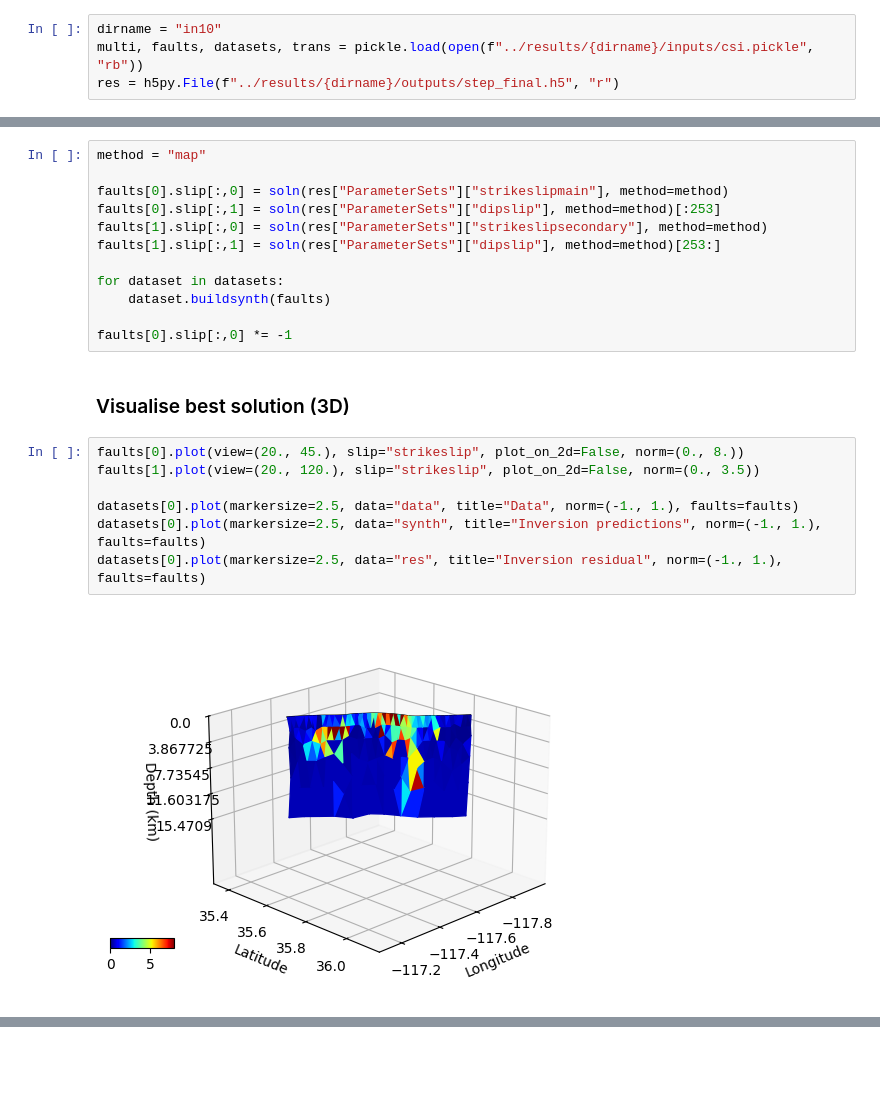
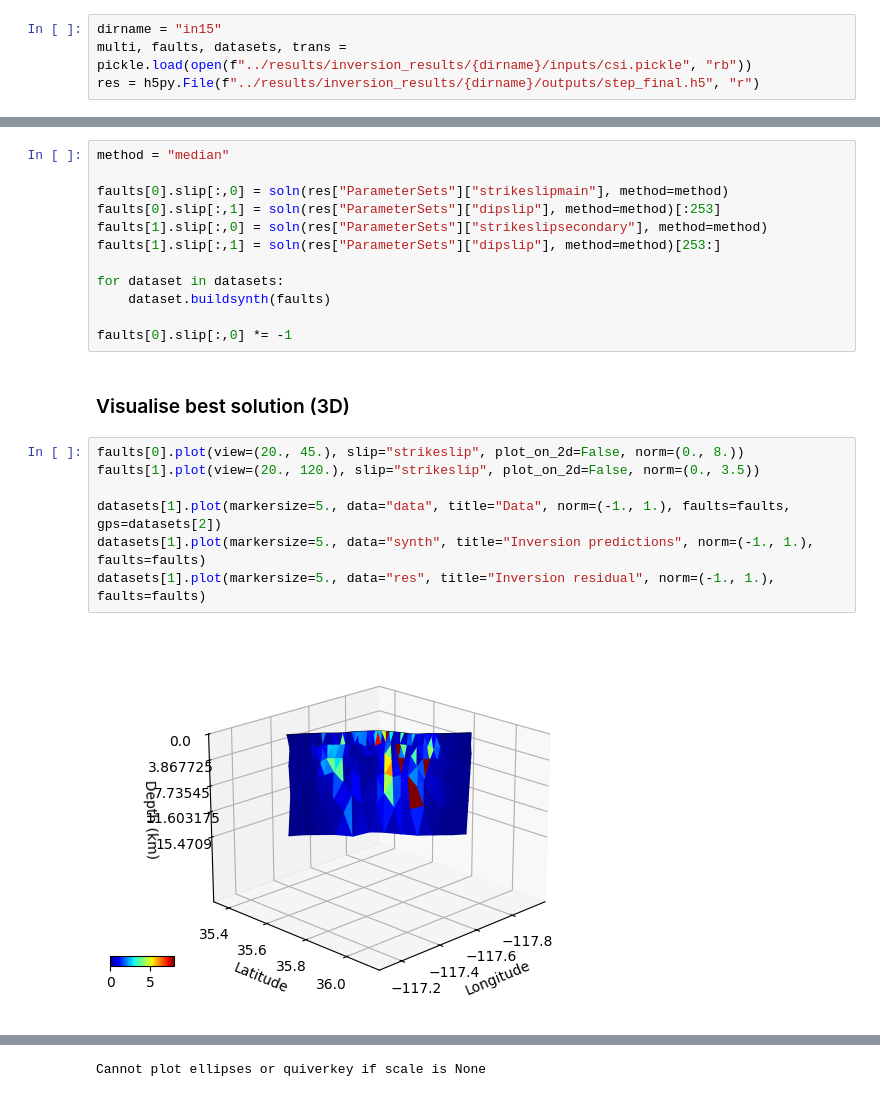
Before and after one commit to tfhinton/Ridgecrest-2019, a Jupyter notebook: scripts/visualise_altar_results.ipynb, the cells around one changed output, grey strips where cells are left out. Saved outputs shown, nothing was run; the diff lists cells and outputs as text; blank space fills up the shorter version.

```diff
--- a/scripts/visualise_altar_results.ipynb
+++ b/scripts/visualise_altar_results.ipynb
@@ -11,9 +11,9 @@ import pickle
 from prep_files_for_altar import main
 import h5py
 # %%
-dirname = "in10"
-multi, faults, datasets, trans = pickle.load(open(f"../results/{dirname}/inputs/csi.pickle", "rb"))
-res = h5py.File(f"../results/{dirname}/outputs/step_final.h5", "r")
+dirname = "in15"
+multi, faults, datasets, trans = pickle.load(open(f"../results/inversion_results/{dirname}/inputs/csi.pickle", "rb"))
+res = h5py.File(f"../results/inversion_results/{dirname}/outputs/step_final.h5", "r")
 # %% [markdown]
 ### Random sample of posterior PDFs
 # %%
@@ -43,7 +83,7 @@ def soln(pset, method="median"):
             maps[p] = map
         return maps
 # %%
-method = "map"
+method = "median"
 
 faults[0].slip[:,0] = soln(res["ParameterSets"]["strikeslipmain"], method=method)
 faults[0].slip[:,1] = soln(res["ParameterSets"]["dipslip"], method=method)[:253]
@@ -59,9 +99,9 @@ faults[0].slip[:,0] *= -1
 # %%
 faults[0].plot(view=(20., 45.), slip="strikeslip", plot_on_2d=False, norm=(0., 8.))
 faults[1].plot(view=(20., 120.), slip="strikeslip", plot_on_2d=False, norm=(0., 3.5))
 
-datasets[0].plot(markersize=2.5, data="data", title="Data", norm=(-1., 1.), faults=faults)
-datasets[0].plot(markersize=2.5, data="synth", title="Inversion predictions", norm=(-1., 1.), faults=faults)
-datasets[0].plot(markersize=2.5, data="res", title="Inversion residual", norm=(-1., 1.), faults=faults)
+datasets[1].plot(markersize=5., data="data", title="Data", norm=(-1., 1.), faults=faults, gps=datasets[2])
+datasets[1].plot(markersize=5., data="synth", title="Inversion predictions", norm=(-1., 1.), faults=faults)
+datasets[1].plot(markersize=5., data="res", title="Inversion residual", norm=(-1., 1.), faults=faults)
 # %% [output]
-[figure, old version]
+[figure, new version]
@@ -68,0 +109 @@ datasets[0].plot(markersize=2.5, data="res", title="Inversion residual", norm=(-
+Cannot plot ellipses or quiverkey if scale is None
```
Also changed, not shown: parts of 10 cells of this notebook, 6 other files.
